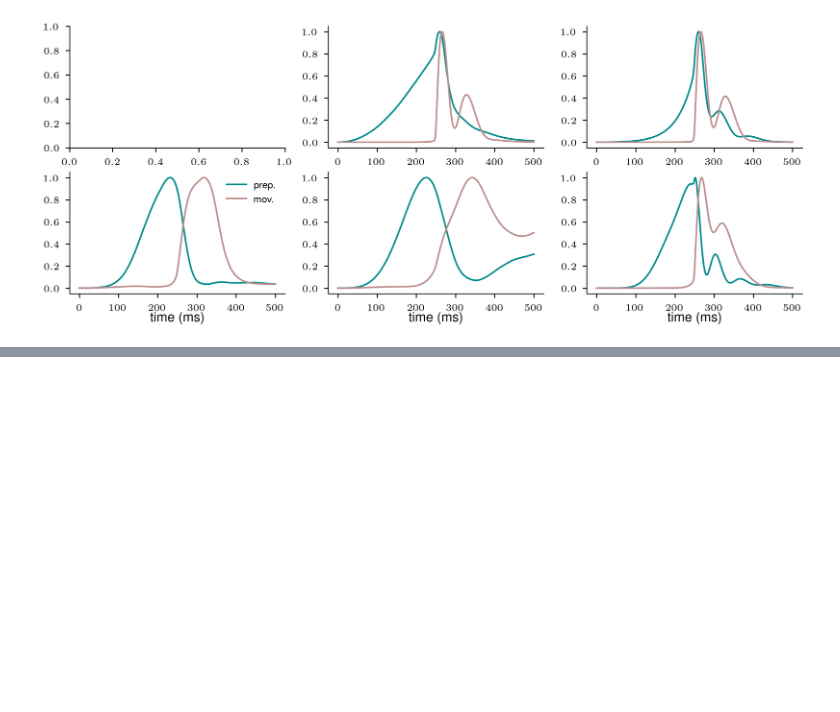
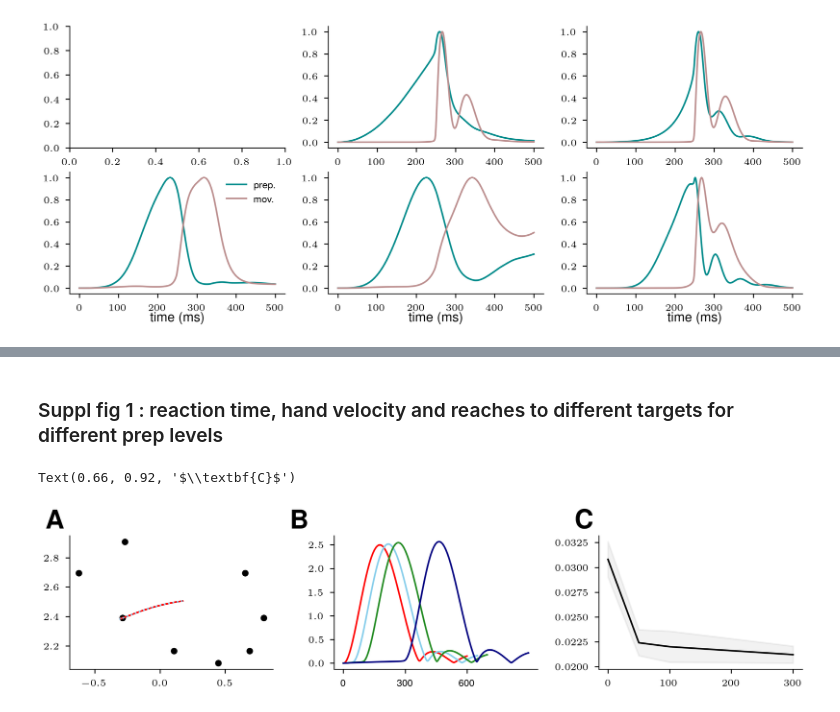
Before and after one commit to marineschimel/why-prep-2, a Jupyter notebook: notebooks/plots.ipynb, the cells around one changed output, grey strips where cells are left out. Saved outputs shown, nothing was run; the diff lists cells and outputs as text; code cells hidden in the pictures; blank space fills up the shorter version.

```diff
--- a/notebooks/plots.ipynb
+++ b/notebooks/plots.ipynb
@@ -514,0 +527,49 @@ ax8.set_xticks([0,150,300], ['$\\Delta_{prep}$', 'Go', '300'])
+# %% [markdown]
+### Suppl fig 1 : reaction time, hand velocity and reaches to different targets for different prep levels
+# %%
+dir = f"/home/mmcs3/rds/rds-t2-cs133-hh9aMiOkJqI/mmcs3/random_monkeys_random_lambda_6E-6/ramping/seed_{seed}_250_2_1.5_nodt"
+targets = np.loadtxt(f'/home/mmcs3/rds/rds-t2-cs133-hh9aMiOkJqI/mmcs3/random_monkeys_lambda_1E-6/seed_4/targets')
+times = [0,50,100,300]
+cs = ["r", "skyblue", "forestgreen", "navy", "pink"]
+ls = ["solid", "dotted"]
+def reaction_time():
+    def get_mov_time(mov, t):
+        vel = np.sqrt(mov[:,2]**2 + mov[:,3]**2)
+        threshold = 0.1* np.max(vel)
+        idces = np.argwhere(vel > threshold)
+        min_idx = np.min(idces)
+        return min_idx * 0.002 - t*0.001
+    def get_all_idces(i):
+        ai = np.asarray([get_mov_time(mov(t, i),t) for t in times])
+        return ai
+    movs = range(n_targets)
+    idces = np.concatenate([get_all_idces(i)[:,None] for i in movs], axis=1)
+    m, v = np.mean(idces, axis=1), np.std(idces, axis=1)/np.sqrt(n_targets)
+    return m, v
+
+def mov(t, i = 0):
+    return np.loadtxt(f'{dir}/thetas_{i}_{t}')
+
+
+fig, axes = plt.subplots(nrows=1, ncols=3,  figsize=(8, 1.5), dpi = 400)
+plt.subplots_adjust(hspace=0.5)
+plt.subplots_adjust(wspace=0.3)
+m_reac, v_reac = reaction_time()
+
+axes[0].plot(targets[:,0],targets[:,1],"ko")
+for i,t in enumerate([0,50]):
+    axes[0].plot(mov(t,0)[:,0], mov(t,0)[:,1], color = cs[i], linestyle = ls[i])
+
+for i,t in enumerate(times):
+    axes[1].plot(np.sqrt(mov(t,0)[:,2]**2 + mov(t,0)[:,3]**2), cs[i])
+axes[1].set_xticks([0,150,300], [0,300,600])
+mb_reac, mu_reac = m_reac - 1.96*v_reac, m_reac + 1.96*v_reac
+axes[2].plot(times, m_reac, 'k', label = '$\\mathcal{J}_{effort}$')
+axes[2].fill_between(times, mb_reac, mu_reac, color='k', alpha=0.05)
+
+fig.text(0.1, 0.92, '$\\textbf{A}$', size = 16)
+fig.text(0.36, 0.92, '$\\textbf{B}$', size = 16)
+fig.text(0.66, 0.92, '$\\textbf{C}$', size = 16)
+# %% [output]
+Text(0.66, 0.92, '$\\textbf{C}$')
+[figure, added]
```
Also changed, not shown: parts of 12 cells of this notebook, 1 other file.
